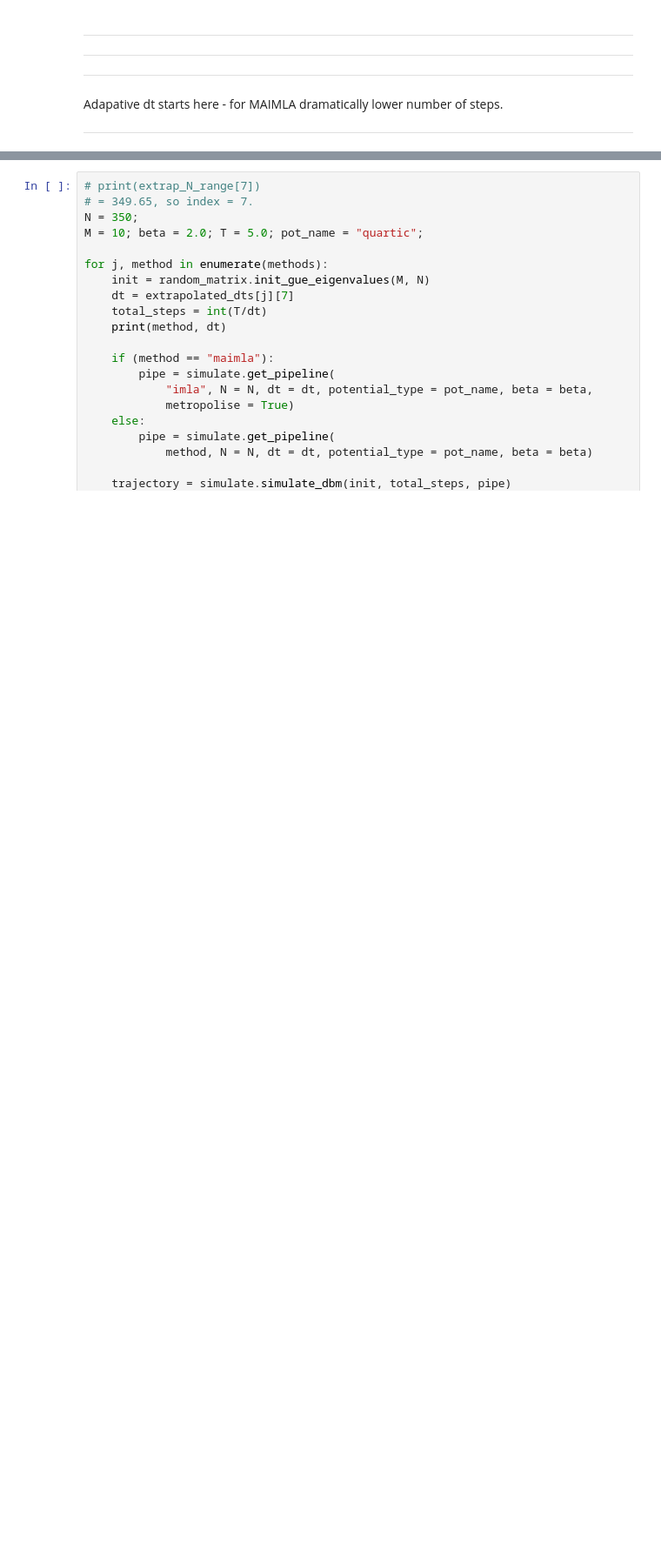
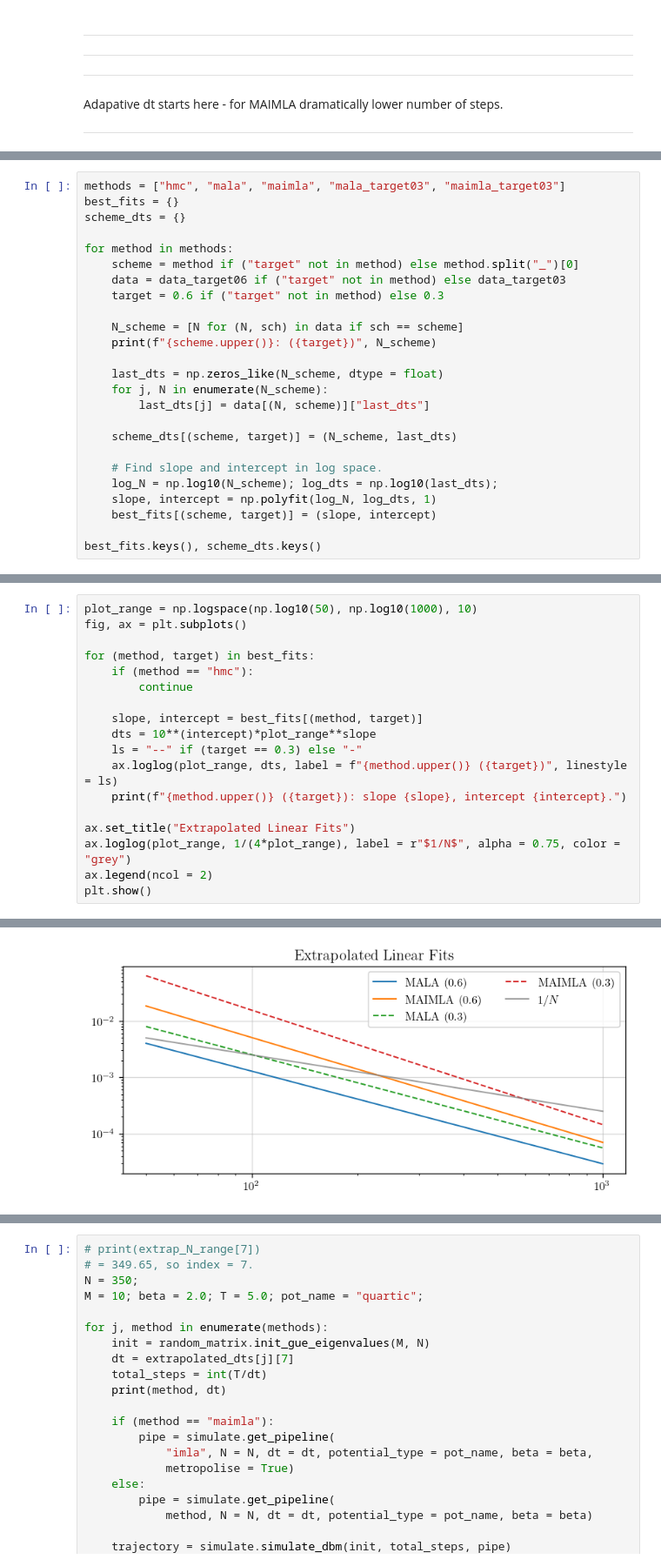
Before and after one commit to fredwdickinson/dissertation, a Jupyter notebook: code/notebooks/04_metropolis.ipynb, the cells around one changed output, grey strips where cells are left out. Shown at 87% size. Saved outputs shown, nothing was run; the diff lists cells and outputs as text; blank space fills up the shorter version.

```diff
--- a/code/notebooks/04_metropolis.ipynb
+++ b/code/notebooks/04_metropolis.ipynb
@@ -235,0 +208,25 @@ slopes, intercepts
+# %%
+methods = ["hmc", "mala", "maimla", "mala_target03", "maimla_target03"]
+best_fits = {}
+scheme_dts = {}
+
+for method in methods:
+    scheme = method if ("target" not in method) else method.split("_")[0]
+    data = data_target06 if ("target" not in method) else data_target03
+    target = 0.6 if ("target" not in method) else 0.3
+
+    N_scheme = [N for (N, sch) in data if sch == scheme]
+    print(f"{scheme.upper()}: ({target})", N_scheme)
+
+    last_dts = np.zeros_like(N_scheme, dtype = float)
+    for j, N in enumerate(N_scheme):
+        last_dts[j] = data[(N, scheme)]["last_dts"]
+
+    scheme_dts[(scheme, target)] = (N_scheme, last_dts)
+
+    # Find slope and intercept in log space.
+    log_N = np.log10(N_scheme); log_dts = np.log10(last_dts);
+    slope, intercept = np.polyfit(log_N, log_dts, 1)
+    best_fits[(scheme, target)] = (slope, intercept)
+
+best_fits.keys(), scheme_dts.keys()
@@ -235,0 +241,19 @@ slopes, intercepts
+# %%
+plot_range = np.logspace(np.log10(50), np.log10(1000), 10)
+fig, ax = plt.subplots()
+
+for (method, target) in best_fits:
+    if (method == "hmc"):
+        continue
+
+    slope, intercept = best_fits[(method, target)]
+    dts = 10**(intercept)*plot_range**slope
+    ls = "--" if (target == 0.3) else "-"
+    ax.loglog(plot_range, dts, label = f"{method.upper()} ({target})", linestyle = ls)
+    print(f"{method.upper()} ({target}): slope {slope}, intercept {intercept}.")
+
+ax.set_title("Extrapolated Linear Fits")
+ax.loglog(plot_range, 1/(4*plot_range), label = r"$1/N$", alpha = 0.75, color = "grey")
+ax.legend(ncol = 2)
+plt.show()
+# %% [output]
@@ -235,0 +264 @@ slopes, intercepts
+[figure, added]
```
Also changed, not shown: parts of 16 cells of this notebook, 4 other files.
